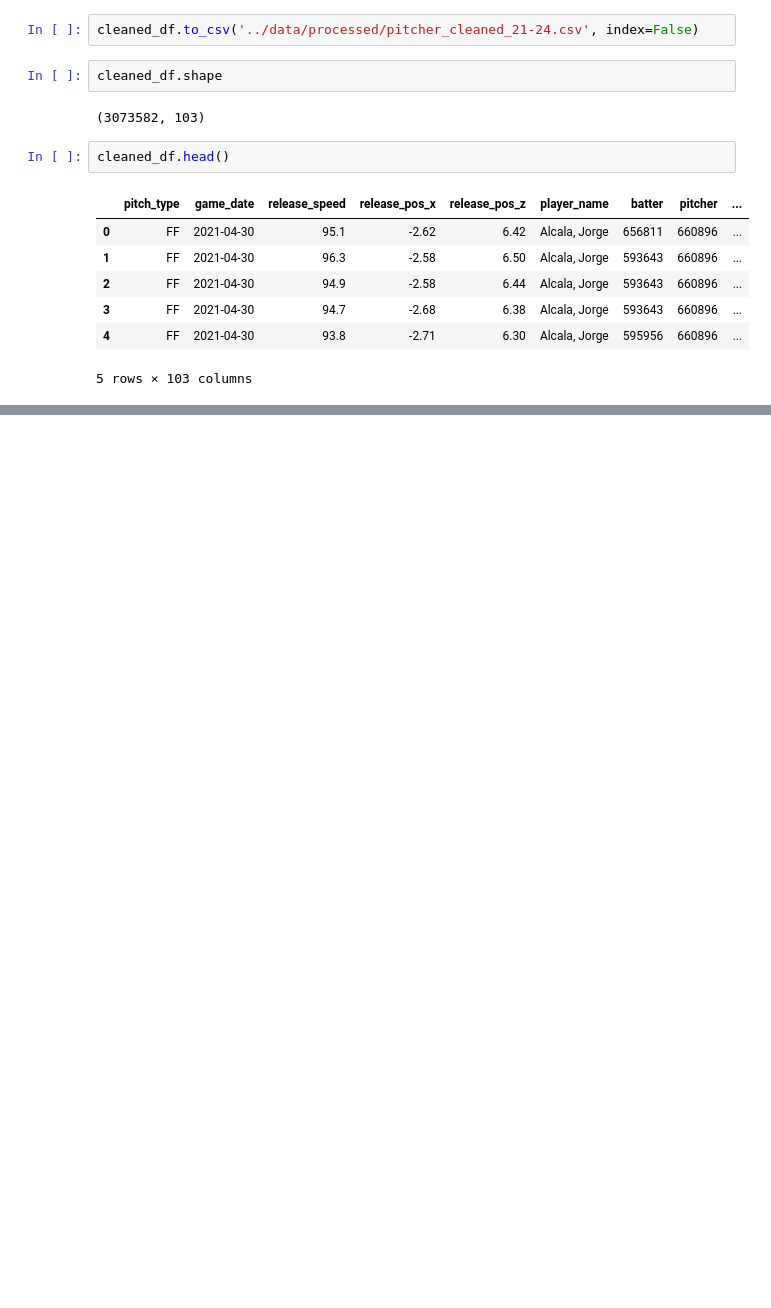
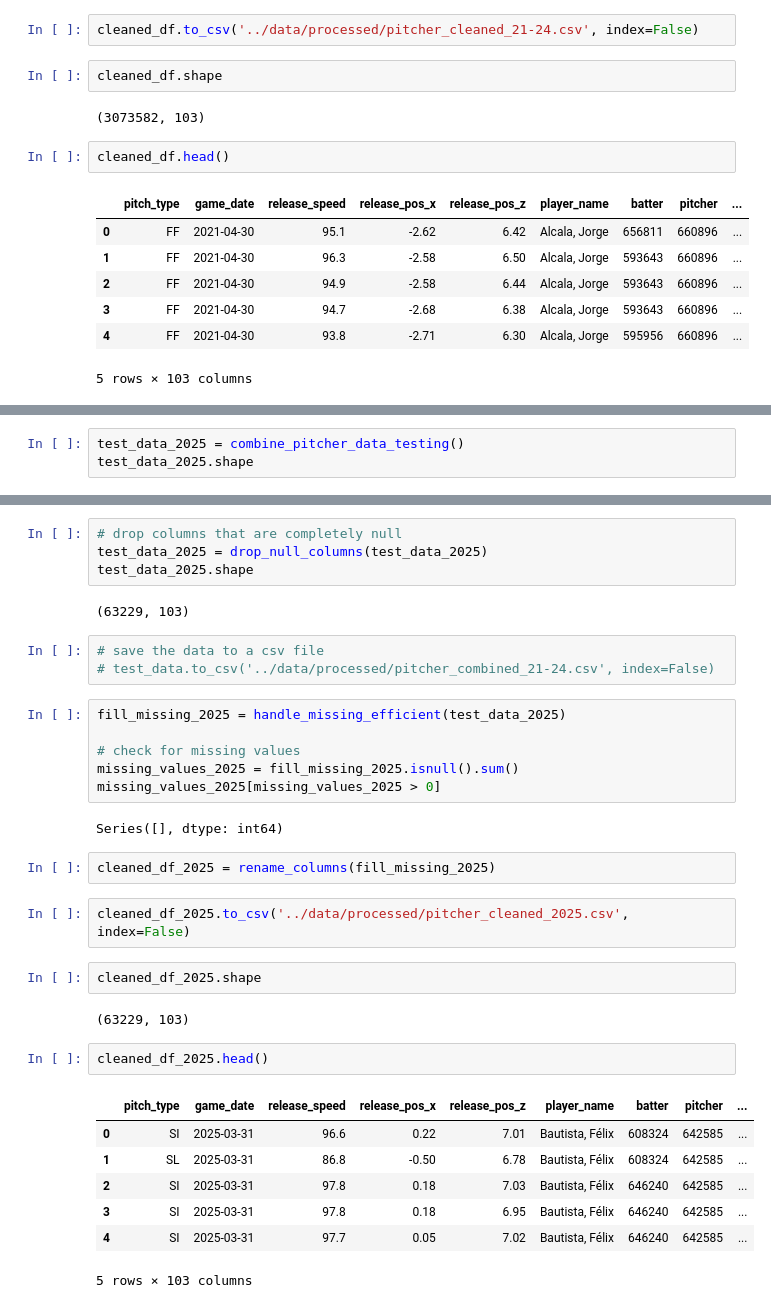
Before and after one commit to rrenken/pitch-recommendation, a Jupyter notebook: notebooks/cleaning.ipynb, the cells around one changed output, grey strips where cells are left out. Cells and saved outputs as stored; diff of their text form; blank space fills up the shorter version.

```diff
--- a/notebooks/cleaning.ipynb
+++ b/notebooks/cleaning.ipynb
@@ -68,0 +71,3 @@ cleaned_df.head()
+# %%
+test_data_2025 = combine_pitcher_data_testing()
+test_data_2025.shape
@@ -68,0 +89,35 @@ cleaned_df.head()
+# %%
+# drop columns that are completely null
+test_data_2025 = drop_null_columns(test_data_2025)
+test_data_2025.shape
+# %% [output]
+(63229, 103)
+# %%
+# save the data to a csv file
+# test_data.to_csv('../data/processed/pitcher_combined_21-24.csv', index=False)
+# %%
+fill_missing_2025 = handle_missing_efficient(test_data_2025)
+
+# check for missing values
+missing_values_2025 = fill_missing_2025.isnull().sum()
+missing_values_2025[missing_values_2025 > 0]
+# %% [output]
+Series([], dtype: int64)
+# %%
+cleaned_df_2025 = rename_columns(fill_missing_2025)
+# %%
+cleaned_df_2025.to_csv('../data/processed/pitcher_cleaned_2025.csv', index=False)
+# %%
+cleaned_df_2025.shape
+# %% [output]
+(63229, 103)
+# %%
+cleaned_df_2025.head()
+# %% [output]
+|  | pitch_type | game_date | release_speed | release_pos_x | release_pos_z | player_name | batter | pitcher | ... |
+| 0 | SI | 2025-03-31 | 96.6 | 0.22 | 7.01 | Bautista, Félix | 608324 | 642585 | ... |
+| 1 | SL | 2025-03-31 | 86.8 | -0.50 | 6.78 | Bautista, Félix | 608324 | 642585 | ... |
+| 2 | SI | 2025-03-31 | 97.8 | 0.18 | 7.03 | Bautista, Félix | 646240 | 642585 | ... |
+| 3 | SI | 2025-03-31 | 97.8 | 0.18 | 6.95 | Bautista, Félix | 646240 | 642585 | ... |
+| 4 | SI | 2025-03-31 | 97.7 | 0.05 | 7.02 | Bautista, Félix | 646240 | 642585 | ... |
+5 rows × 103 columns
```
Also changed, not shown: parts of 4 cells of this notebook, 10 other files.
